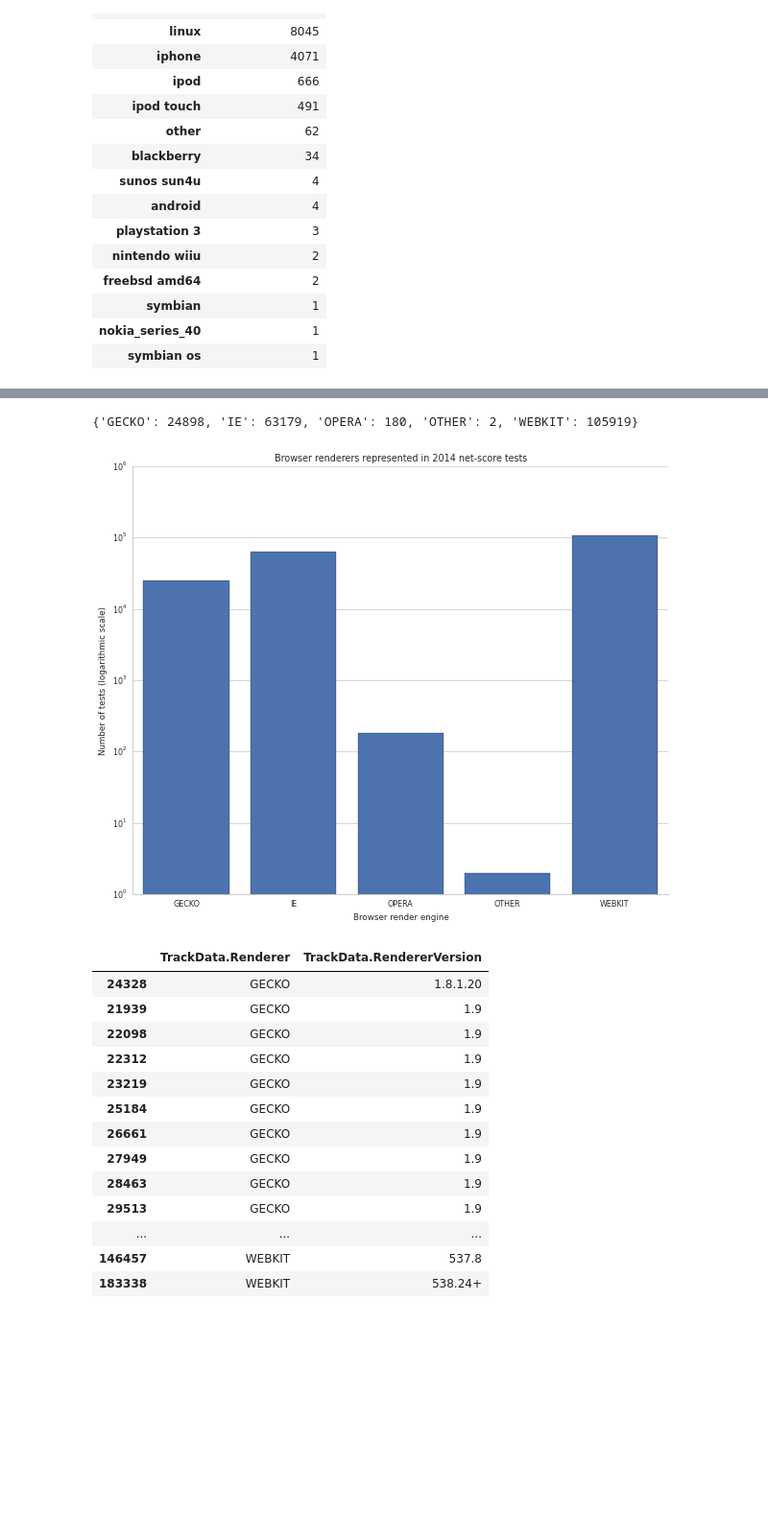
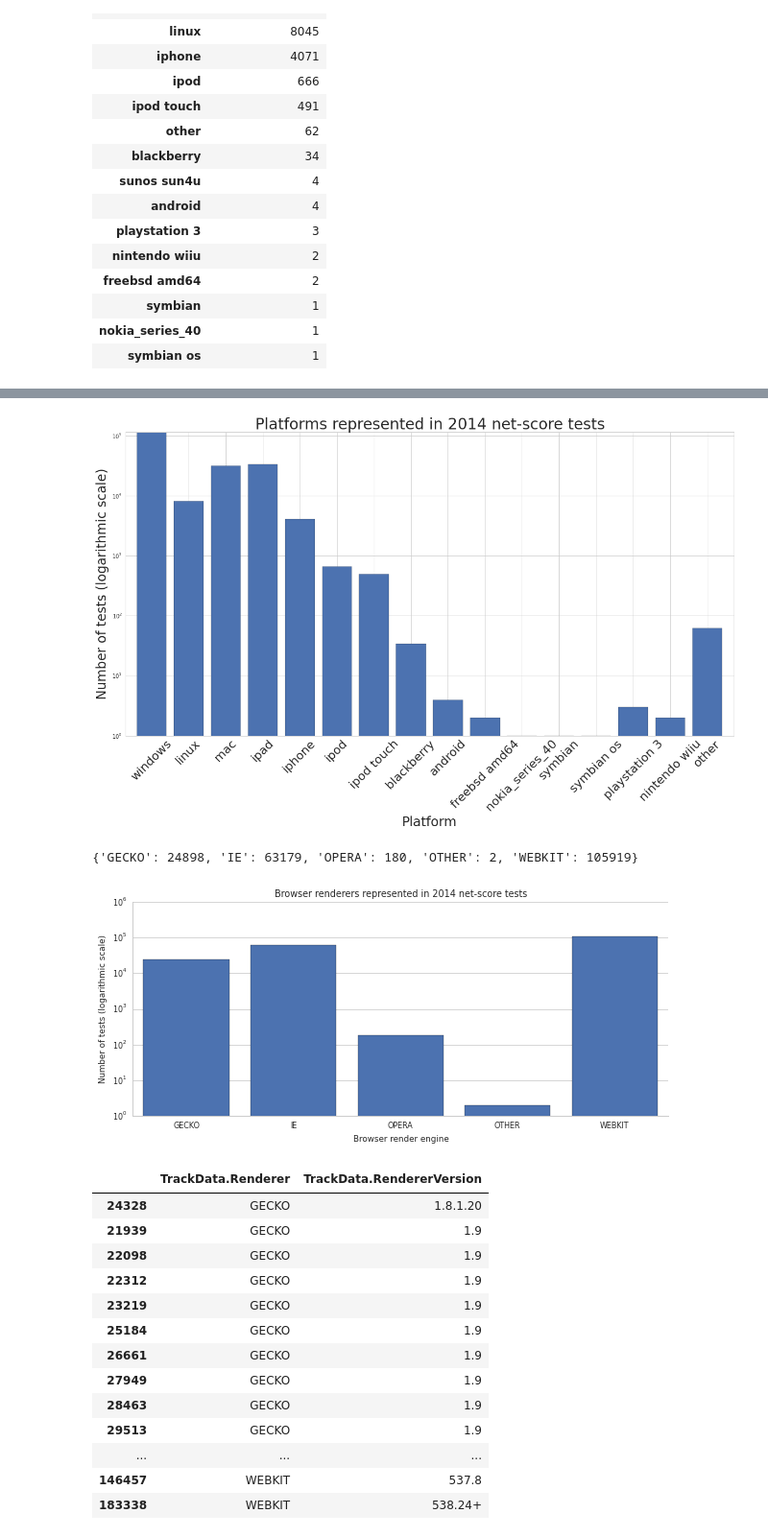
Before and after one commit to amirunpri2018/net-score, a Jupyter notebook: notebooks/Platform_Data-v4.ipynb, the cells around one changed output, grey strips where cells are left out. Shown at 96% size. Drawn from its saved outputs; the diff is of its cells as text; code cells hidden in the pictures; blank space fills up the shorter version.

```diff
--- a/notebooks/Platform_Data-v4.ipynb
+++ b/notebooks/Platform_Data-v4.ipynb
@@ -145,3 +158,29 @@ sns.despine()
+# %%
+x = np.array(xs)
+y = np.array(ys)
+
+font = {'family': 'Times New Roman',
+        'size': 18}
+
+matplotlib.rc('font',**font)
+
+f, ax = plt.subplots(1,1, figsize=(20,10))
+ax.margins(0.02, None)
+index = np.arange(len(x))
+bar_width = 0.8
+rects = plt.bar(index,y, bar_width, color='#4c72b0')
+ax.set_yscale('log')
+plt.xlabel("Platform", fontsize=24)
+plt.ylabel("Number of tests (logarithmic scale)", fontsize=24)
+#ax.set(yscale="log")
+plt.title("Platforms represented in 2014 net-score tests", fontsize=28)
+plt.xticks(index + (bar_width/2), x, fontsize=22)
+locs, labels = plt.xticks()
+plt.setp(labels, rotation=45)
+
+plt.show()
+# %% [output]
+[figure, added]
 # %%
 renderers = {}
 for entry in df['TrackData.Renderer']:
@@ -162,7 +201,7 @@ sns.set(style="whitegrid", context="paper", font_scale = 1)
 x = np.array(renderers.keys())
 y = np.array(renderers.values())
 
-f, ax1 = plt.subplots(1,1, figsize=(10,8))
+f, ax1 = plt.subplots(1,1, figsize=(10,4))
 sns.barplot(x,y, ci=None, ax=ax1)
 sns.axlabel("Browser render engine", "Number of tests (logarithmic scale)")
 ax1.set(yscale="log")
@@ -170,7 +209,7 @@ ax1.set_title("Browser renderers represented in 2014 net-score tests")
 
 sns.despine()
 # %% [output]
-[figure, old version]
+[figure, new version]
 # %%
 rdf = pd.DataFrame(df, columns=['TrackData.Renderer', 'TrackData.RendererVersion'])
 # %%
```
Also changed, not shown: parts of 4 cells of this notebook, 4 other files.
